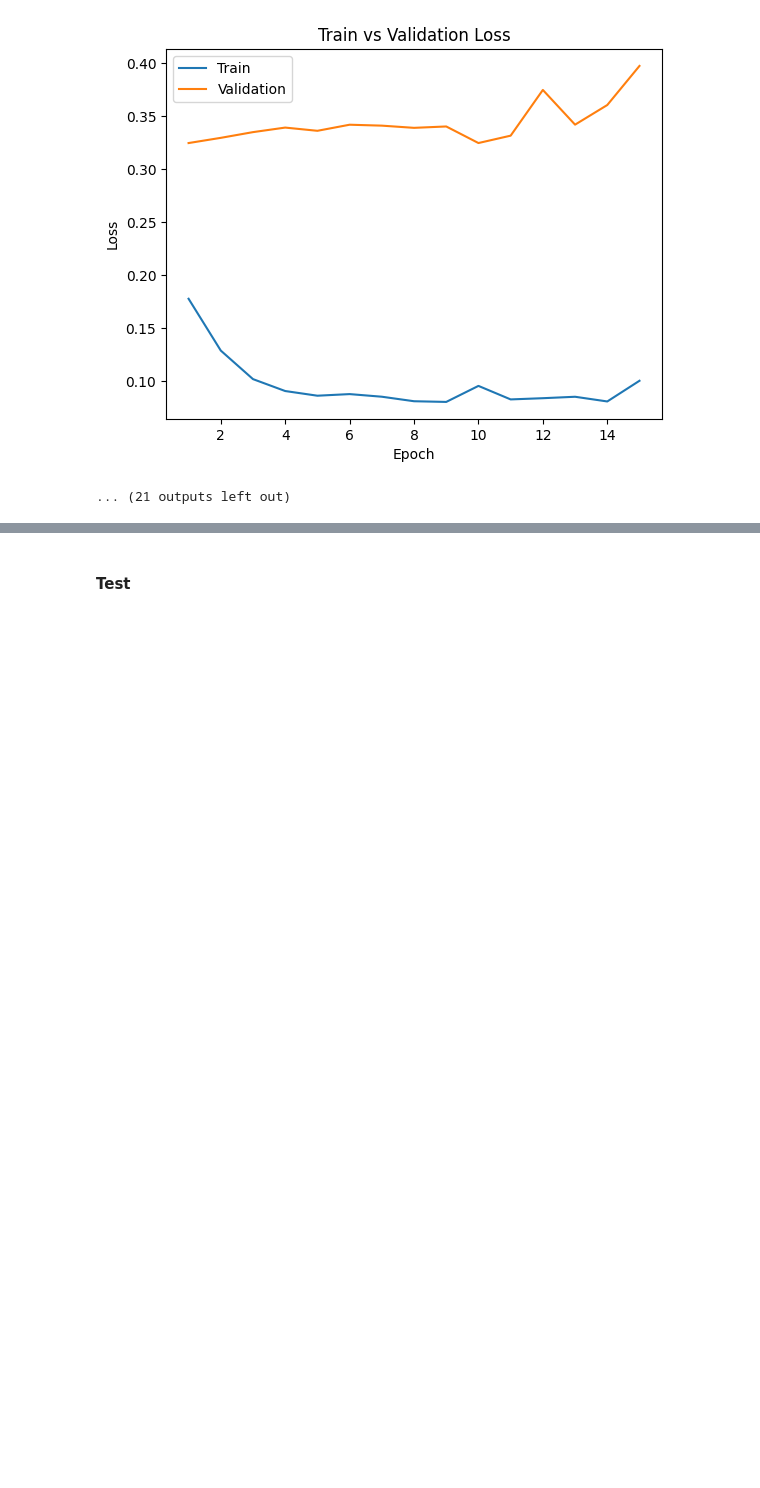
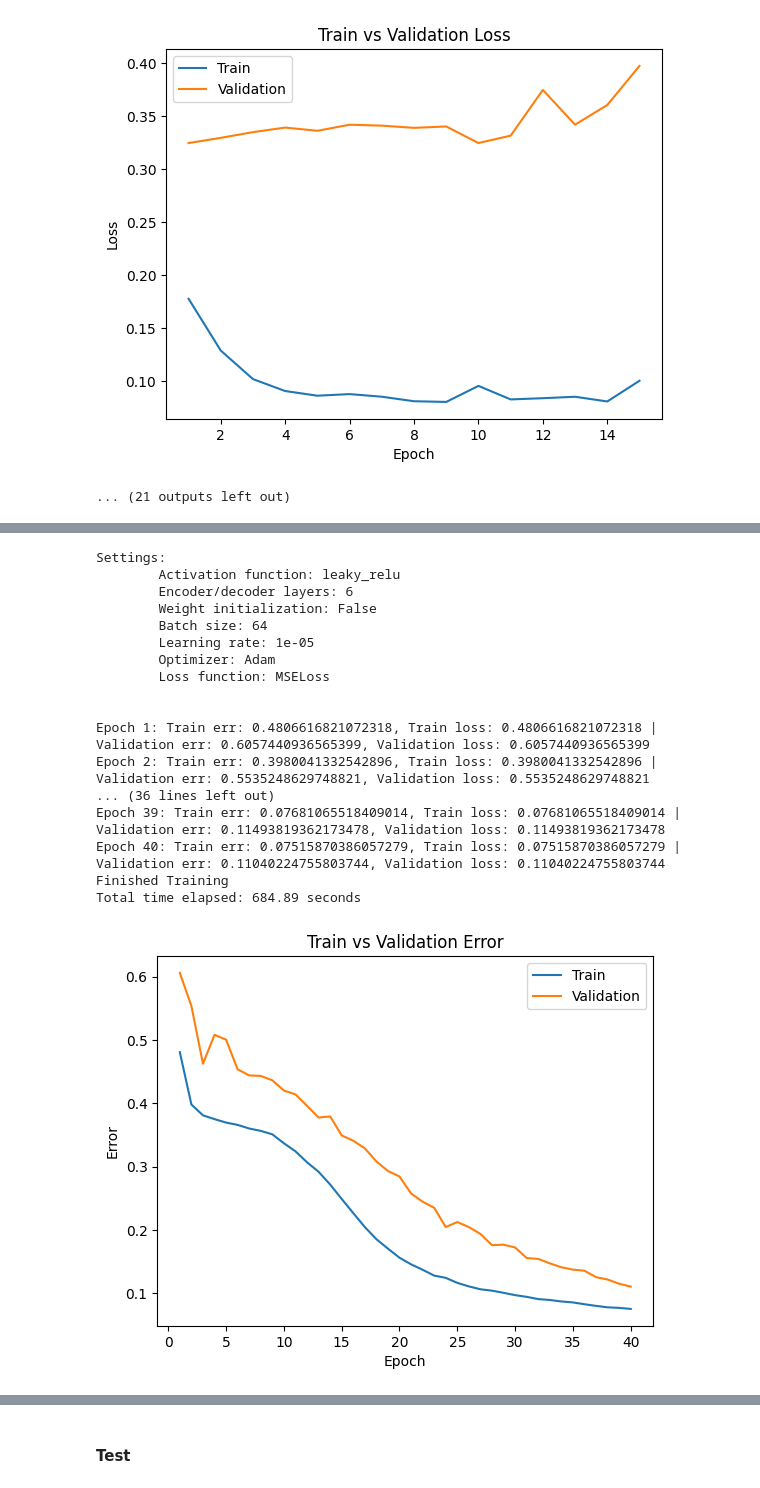
Before and after one commit to WilliamJWen/Project42, a Jupyter notebook: colab_notebooks/model.ipynb, the cells around one changed output, grey strips where cells are left out. Saved outputs shown, nothing was run; the diff lists cells and outputs as text; code cells hidden in the pictures; blank space fills up the shorter version.

```diff
--- a/colab_notebooks/model.ipynb
+++ b/colab_notebooks/model.ipynb
@@ -1576,0 +1737,52 @@ Settings:
+# %%
+settings = [{"act":F.leaky_relu,  "layers":6, "winit":False,  "bs":64,
+                 "lr":1e-5, "optim":optim.Adam, "crit":nn.MSELoss(),
+                 "epochs":40}]
+
+for s in settings:
+  print("\nSettings:")
+  print("\tActivation function:",
+        s["act"] if s["act"] == "TRec" else s["act"].__name__)
+  print("\tEncoder/decoder layers:", s["layers"])
+  print("\tWeight initialization:", s["winit"])
+  print("\tBatch size:", s["bs"])
+  print("\tLearning rate:", s["lr"])
+  print("\tOptimizer:", s["optim"].__name__)
+  print("\tLoss function:", type(s["crit"]).__name__)
+  print("\n")
+
+  autoencoder = ConvAutoencoder(activation=s["act"],
+                                layers=s["layers"],
+                                weight_init=s["winit"])
+  train_step1_net(autoencoder,
+                  batch_size=s["bs"],
+                  learning_rate=s["lr"],
+                  optim_type=s["optim"],
+                  criterion=s["crit"],
+                  num_epochs=s["epochs"])
+
+  plot_training_curve_step1(get_step1_model_name(name=autoencoder.name,
+                                                 criterion=s["crit"],
+                                                 optimizer=s["optim"],
+                                                 batch_size=s["bs"],
+                                                 learning_rate=s["lr"],
+                                                 epoch=s["epochs"]))
+# %% [output]
+Settings:
+        Activation function: leaky_relu
+        Encoder/decoder layers: 6
+        Weight initialization: False
+        Batch size: 64
+        Learning rate: 1e-05
+        Optimizer: Adam
+        Loss function: MSELoss
+
+
+Epoch 1: Train err: 0.4806616821072318, Train loss: 0.4806616821072318 | Validation err: 0.6057440936565399, Validation loss: 0.6057440936565399
+Epoch 2: Train err: 0.3980041332542896, Train loss: 0.3980041332542896 | Validation err: 0.5535248629748821, Validation loss: 0.5535248629748821
+... (36 lines left out)
+Epoch 39: Train err: 0.07681065518409014, Train loss: 0.07681065518409014 | Validation err: 0.11493819362173478, Validation loss: 0.11493819362173478
+Epoch 40: Train err: 0.07515870386057279, Train loss: 0.07515870386057279 | Validation err: 0.11040224755803744, Validation loss: 0.11040224755803744
+Finished Training
+Total time elapsed: 684.89 seconds
+[figure, added]
```
Also changed, not shown: parts of 10 cells of this notebook.
